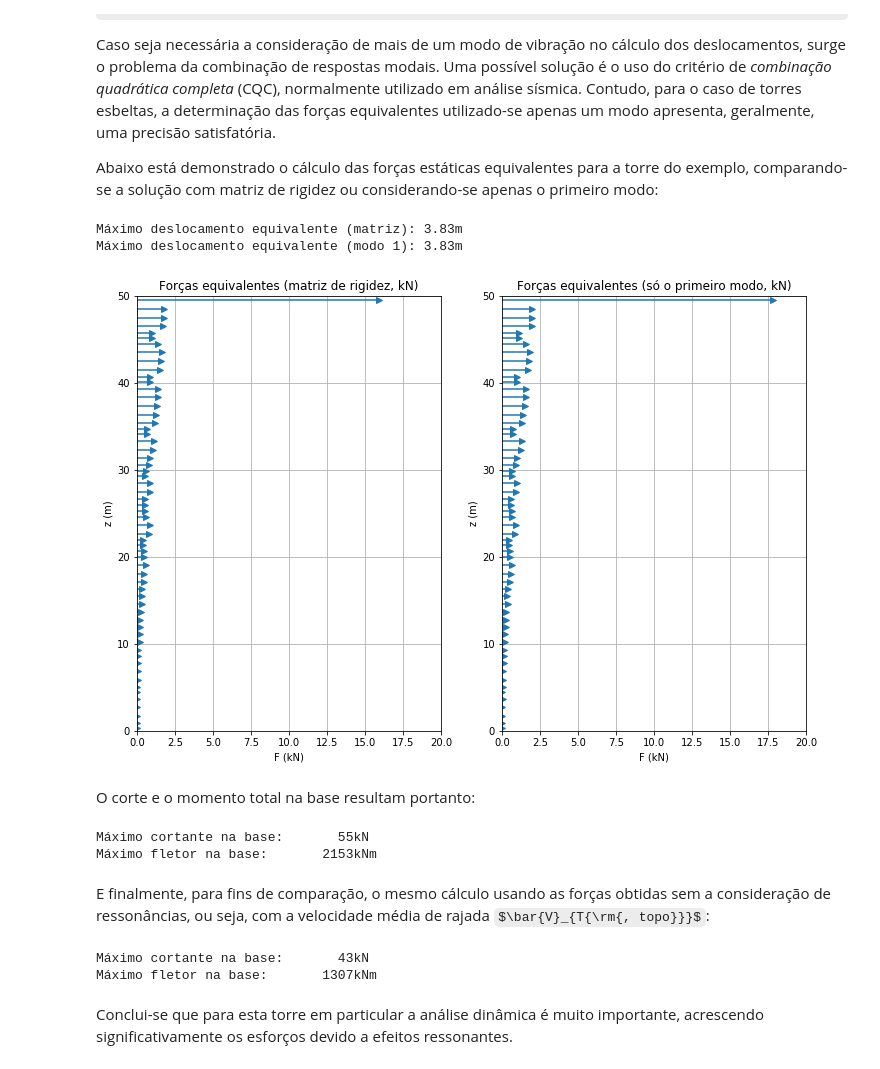
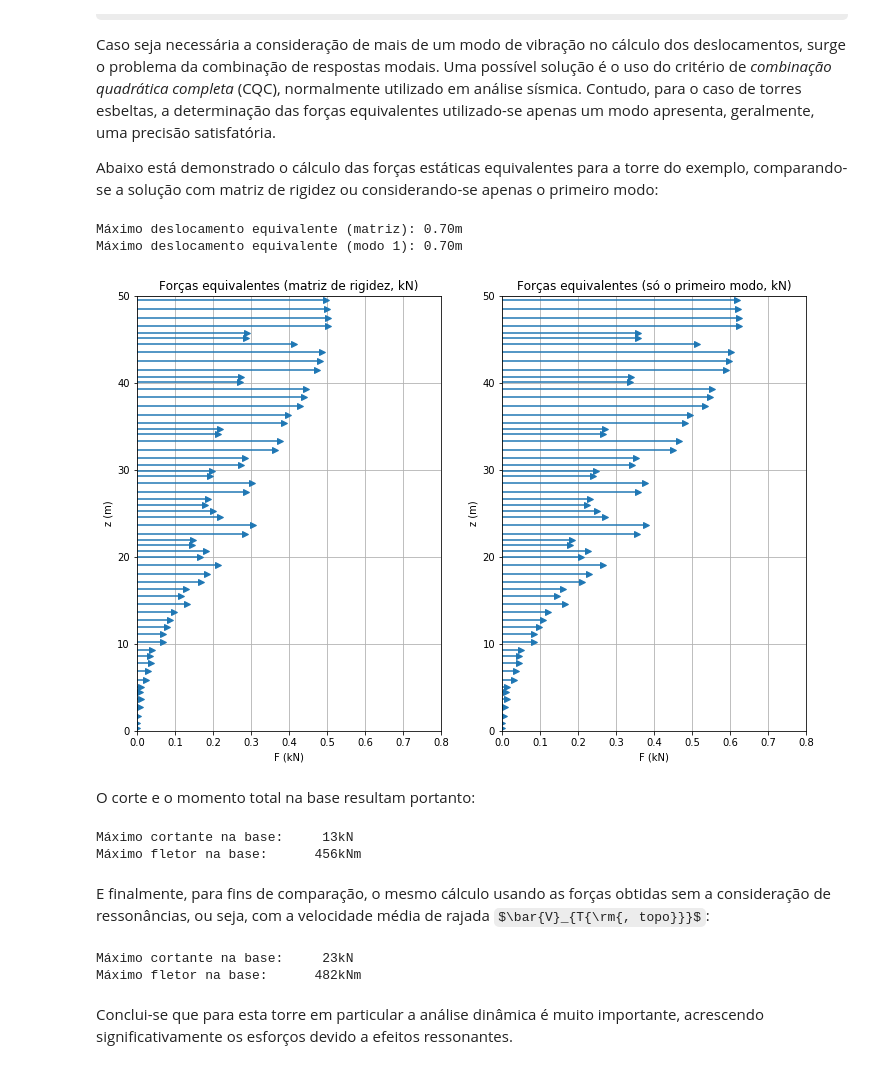
Before and after one commit to mmaiarocha/Tower, a Jupyter notebook: Tower.ipynb, the cells around one changed output. Drawn from its saved outputs; the diff is of its cells as text; code cells hidden in the pictures; some formulas as TeX source.

```diff
--- a/Tower.ipynb
+++ b/Tower.ipynb
@@ -77,14 +77,6 @@ EI =  2.e11*Im               # rigidez à flexão de cada segmento
 CA =  0.6*L*Dm               # área efetiva de arrasto (cilindro, vide gráfico)
 IR =  M*L**2/12 + 7850*L*Im  # inércia rotacional do fuste
 
-# Além dos dados da planilha, são informados os seguintes acréscimos:
-
-CA[0] = CA[0] + 14           # área exposta adicional no topo
-CA    = CA    + 0.15*L       # área adicional da escada
-
-M[0]  = M[0]  + 500.         # massa adicional no topo
-M     = M     + 15.*L        # massa adicional distribuída
-
 # O seguinte artifício aproxima a solução estática com o método dinâmico,
 # pois mantém a rigidez da estrutura aumentando sua frequência fundamental.
 # Para fazer esta verificação, retirar o simbolo de comentário da linha abaixo:
@@ -319,8 +307,11 @@ fk  = wk/2/np.pi
 # Normaliza formas modais pela matriz de massa
 # (portanto, a partir daqui a massa modal é unitária)
 for k in range(len(wk)):
+
     Mk       = np.sum(np.diag(MG)*Phi[:,k]*Phi[:,k])
     Phi[:,k] = Phi[:,k]/np.sqrt(Mk)
+
+    if (Phi[0,k] < 1): Phi[:,k] *= -1   # impõe sinal positivo no topo
 # %% [markdown]
 Os três primeiros modos de vibração da torre são visualizados abaixo, sendo que a escala dos modos é reajustada para que a máxima amplitude seja unitária (apenas para os gráficos):
 # %%
@@ -688,60 +674,60 @@ ueq1  = np.linalg.solve(KG, Feq1)[0:-1:2]
 
 print('Máximo deslocamento equivalente (matriz): {0:4.2f}m'.format(np.max(np.abs(ueq1))))
 
 # Solução retendo só o primeiro modo de vibração
 Feq2 =  wk1*wk1*(umk + gpk*suk)*np.dot(MG,Phi[:,0])
 ueq2  = np.linalg.solve(KG, Feq1)[0:-1:2]
 
 print('Máximo deslocamento equivalente (modo 1): {0:4.2f}m'.format(np.max(np.abs(ueq2))))
 
 # Retem só os graus de liberdade de translação
 Feq1 = Feq1[0:-1:2]
 Feq2 = Feq2[0:-1:2]
 
 # Visualiza perfis
 plt.figure(8, figsize=(12,8))
 
 plt.subplot(1,2,1)
 plt.errorbar(Feq1/1000, zm, xerr=[Feq1/1000, 0*Feq1], fmt='>')
-plt.axis([0, 20, 0, H])
+plt.axis([0, 0.8, 0, H])
 plt.title('Forças equivalentes (matriz de rigidez, kN)')
 plt.xlabel('F (kN)')
 plt.ylabel('z (m)')
 plt.grid(True)
 
 plt.subplot(1,2,2)
 plt.errorbar(Feq2/1000, zm, xerr=[Feq2/1000, 0*Feq1], fmt='>')
-plt.axis([0, 20, 0, H])
+plt.axis([0, 0.8, 0, H])
 plt.title('Forças equivalentes (só o primeiro modo, kN)')
 plt.xlabel('F (kN)')
 plt.ylabel('z (m)')
 plt.grid(True)
 # %% [output]
-Máximo deslocamento equivalente (matriz): 3.83m
-Máximo deslocamento equivalente (modo 1): 3.83m
+Máximo deslocamento equivalente (matriz): 0.70m
+Máximo deslocamento equivalente (modo 1): 0.70m
-[figure, old version]
+[figure, new version]
 # %% [markdown]
 O corte e o momento total na base resultam portanto:
 # %%
 Qmax = np.sum(   Feq1)
 Mmax = np.sum(zm*Feq1)
 
-print('Máximo cortante na base: {0:8.0f}kN '.format(Qmax/1000))
-print('Máximo fletor na base:   {0:8.0f}kNm'.format(Mmax/1000))
+print('Máximo cortante na base: {0:6.0f}kN '.format(Qmax/1000))
+print('Máximo fletor na base:   {0:6.0f}kNm'.format(Mmax/1000))
 # %% [output]
-Máximo cortante na base:       55kN
-Máximo fletor na base:       2153kNm
+Máximo cortante na base:     13kN
+Máximo fletor na base:      456kNm
 # %% [markdown]
 E finalmente, para fins de comparação, o mesmo cálculo usando as forças obtidas sem a consideração de ressonâncias, ou seja, com a velocidade média de rajada $\bar{V}_{T{\rm{, topo}}}$:
 # %%
 Qmax = np.sum(   FmT)
 Mmax = np.sum(zm*FmT)
 
-print('Máximo cortante na base: {0:8.0f}kN '.format(Qmax/1000))
-print('Máximo fletor na base:   {0:8.0f}kNm'.format(Mmax/1000))
+print('Máximo cortante na base: {0:6.0f}kN '.format(Qmax/1000))
+print('Máximo fletor na base:   {0:6.0f}kNm'.format(Mmax/1000))
 # %% [output]
-Máximo cortante na base:       43kN
-Máximo fletor na base:       1307kNm
+Máximo cortante na base:     23kN
+Máximo fletor na base:      482kNm
 # %% [markdown]
 Conclui-se que para esta torre em particular a análise dinâmica é muito importante, acrescendo significativamente os esforços devido a efeitos ressonantes.
 # %% [markdown]
```
Also changed, not shown: parts of 16 cells of this notebook, 1 other file.
